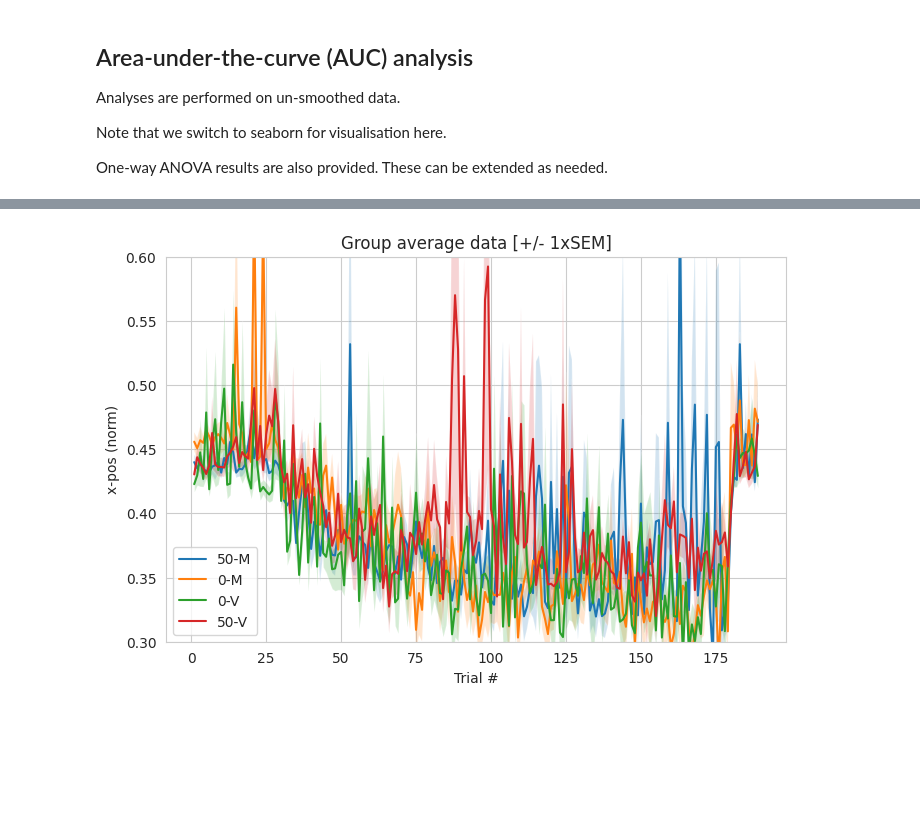
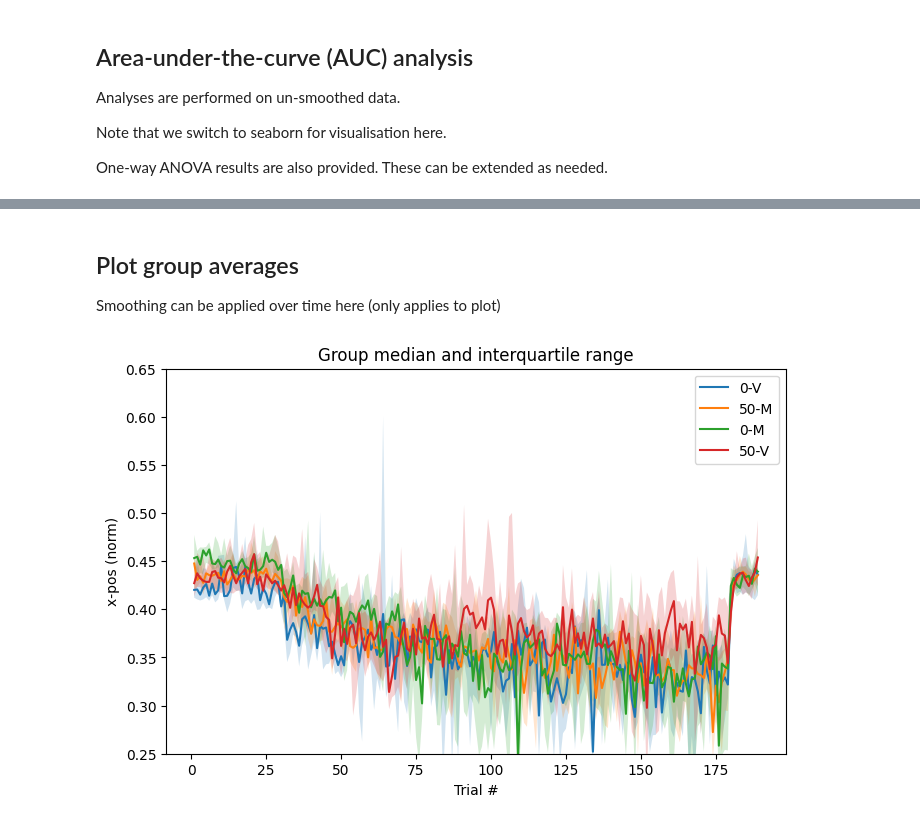
Before and after one commit to jsbrittain/saccadapt, a Jupyter notebook: lookatdata.ipynb, the cells around one changed output, grey strips where cells are left out. Saved outputs shown, nothing was run; the diff lists cells and outputs as text; code cells hidden in the pictures; blank space fills up the shorter version.

Commit message:
Separate metrics and smoothing; smoothing on plot only; add non-parameteric plots

```diff
--- a/lookatdata.ipynb
+++ b/lookatdata.ipynb
@@ -190,21 +200,23 @@ for eye in eyelist:
   binwidth = 10
   reject_count = 0
   for bin in range(len(data)//binwidth):
-      tt = bin*binwidth + np.array(range(binwidth))
-      bin_mu = np.mean(data[tt])
-      bin_sd = np.std(data[tt])
-      reject = np.abs(data[tt] - bin_mu) > 2 * bin_sd
-      reject_count += np.sum(reject)
-      data[tt[reject]] = np.nan
+    tt = bin*binwidth + np.array(range(binwidth))
+    bin_mu = np.mean(data[tt])
+    bin_sd = np.std(data[tt])
+    reject = np.abs(data[tt] - bin_mu) > 2 * bin_sd
+    reject_count += np.sum(reject)
+    data[tt[reject]] = np.nan
 
   # Interpolate over removed values
   data = data.interpolate()
+
+  # Save data
   eye.avg = data
   eye.reject_count = reject_count
 
   # Area under the curve calculation
   eye.auc = np.array([
-      np.mean(eye.avg[0:30]),  # nb. trials are zero-indexed
-      np.mean(eye.avg[30:179]),
-      np.mean(eye.avg[180:189]),
+      np.mean(eye.avg[0:30]),  # watch-out for python array indexing here
+      np.mean(eye.avg[30:180]),
+      np.mean(eye.avg[180:190]),
   ])
@@ -288,30 +253,68 @@ Residual           0.279409  117.0        NaN           NaN
 # Write data to files (individuals)
 for eye in eyelist:
   eye.avg.to_csv(f'{root}/results/avg_{eye.label}.csv')
+# %% [markdown]
+## Plot group averages
+
+Smoothing can be applied over time here (only applies to plot)
 # %%
+smoothing = 1
+parametric_plot = False
+
+# Smoothing function
+def smooth(y, box_pts):
+  if box_pts == 1:
+    return y, np.zeros_like(y)
+  hl = (box_pts-1)//2
+  y_avg = 0.*y
+  y_sd = 0.*y
+  for t, _ in enumerate(y):
+    tt = np.arange(t-hl, t+hl)
+    tt = tt[tt>=0]
+    tt = tt[tt<len(y)]
+    y_avg[t] = np.mean(y[tt])
+    y_sd[t] = np.std(y[tt])
+
+  return y_avg, y_sd
+
 # Plot group averages
 fig, axs = plt.subplots(1, figsize=(8, 5), sharex=True)
 groups = set([eye.group for eye in eyelist])
 groupcolour = []
-avg = {}  # dict of groups
+avg = {}
+med = {}
 std = {}
 sem = {}
+qlow = {}
+qhigh = {}
 for group in groups:
-  avg[group] = np.mean(np.array([eye.avg for eye in eyelist if eye.group == group]), 0)
-  std[group] = np.std(np.array([eye.avg for eye in eyelist if eye.group == group]), 0)
-  sem[group] = std[group]/np.sqrt(len([1 for eye in eyelist if eye.group == group]))
+  grp_data = np.array([smooth(eye.avg, smoothing)[0] for eye in eyelist if eye.group == group])
+  avg[group] = np.mean(grp_data, 0)
+  med[group] = np.median(grp_data, 0)
+  std[group] = np.std(grp_data, 0)
+  sem[group] = std[group]/np.sqrt(grp_data.shape[0])
+  qlow[group] = np.quantile(grp_data, 0.25, 0)
+  qhigh[group] = np.quantile(grp_data, 0.75, 0)
 
-  axs.fill_between(range(len(avg[group])), avg[group] - sem[group], avg[group] + sem[group], alpha=0.2)
-  gc, = axs.plot(avg[group], label=group)
-  groupcolour.append(gc)
-axs.set_ylim([0.3, 0.6])
+  if parametric_plot:
+    axs.fill_between(range(len(avg[group])), avg[group] - sem[group], avg[group] + sem[group], alpha=0.2)
+    label = "Group average data [+/- 1xSEM]"
+    gc, = axs.plot(avg[group], label=group)
+    groupcolour.append(gc)
+  else:
+    axs.fill_between(range(len(med[group])), qlow[group], qhigh[group], alpha=0.2)
+    label = "Group median and interquartile range"
+    gc, = axs.plot(med[group], label=group)
+    groupcolour.append(gc)
+
+axs.set_ylim([0.25, 0.65])
 axs.set_ylabel(chx)
 axs.set_xlabel("Trial #")
-axs.set_title("Group average data [+/- 1xSEM]")
+axs.set_title(label)
 axs.legend()
 fig.show()
 # %% [output]
-[figure, old version]
+[figure, new version]
 # %%
 eye = eyelist[0];  # eyelist[0] = first entry in filenames list
 
```
Also changed, not shown: parts of 8 cells of this notebook.
